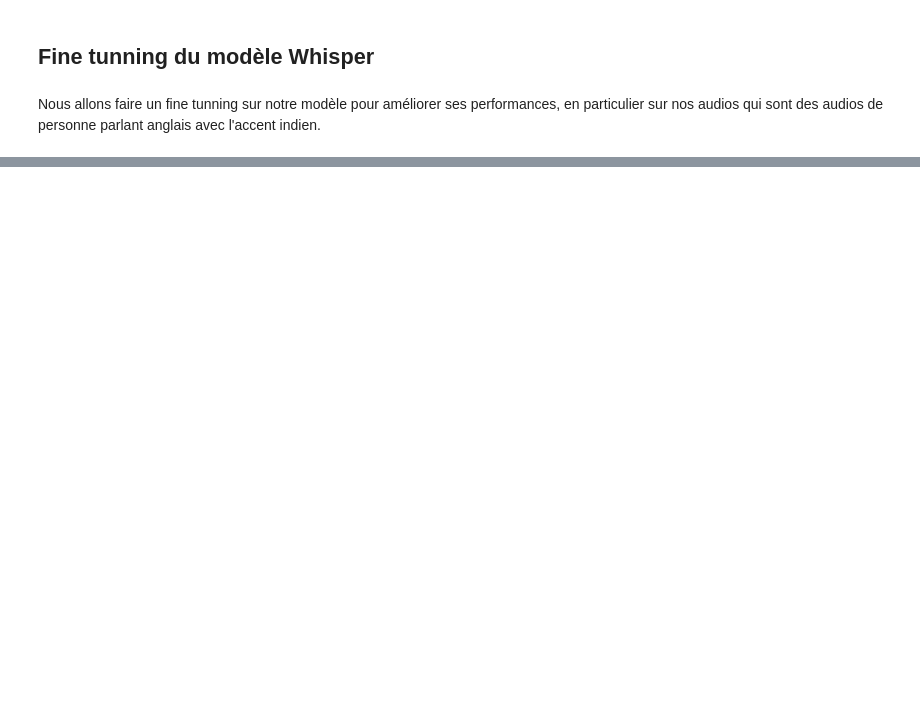
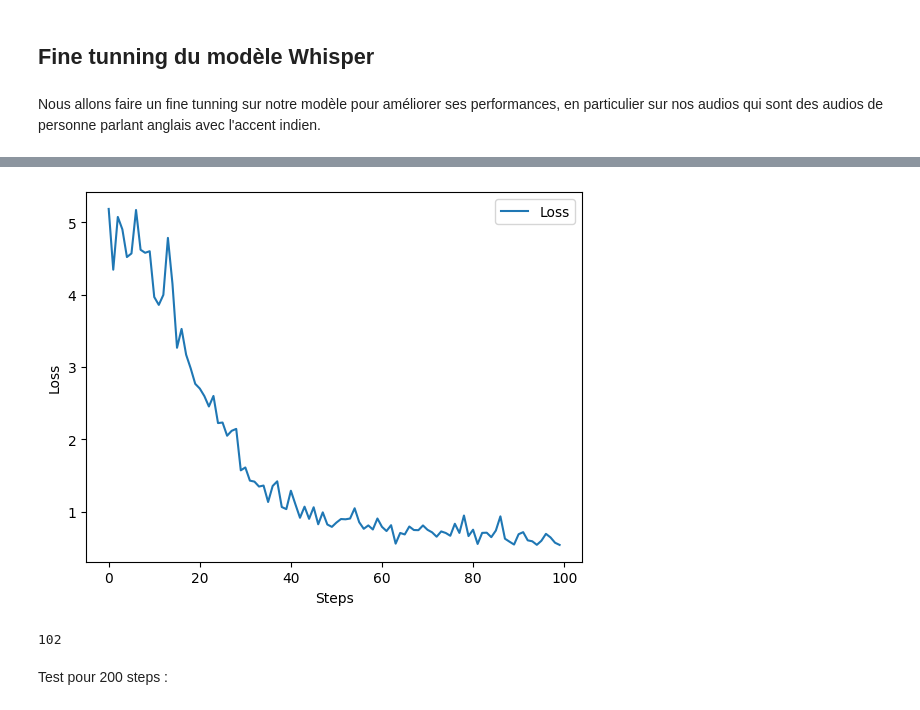
Before and after one commit to Elise23/MLSP_Project, a Jupyter notebook: Speech_to_Text.ipynb, the cells around one changed output, grey strips where cells are left out. Saved outputs shown, nothing was run; the diff lists cells and outputs as text; code cells hidden in the pictures; blank space fills up the shorter version.

```diff
--- a/Speech_to_Text.ipynb
+++ b/Speech_to_Text.ipynb
@@ -380,0 +552,2 @@ Nous allons faire un fine tunning sur notre modèle pour améliorer ses performa
+# %%
+data_collator = DataCollatorSpeechSeq2SeqWithPadding(processor=processor)
@@ -380,0 +770,14 @@ Nous allons faire un fine tunning sur notre modèle pour améliorer ses performa
+# %%
+from transformers import Seq2SeqTrainer
+
+trainer = Seq2SeqTrainer(
+    args=training_args,
+    model=model,
+    train_dataset=train_dataset_preprocess,
+    eval_dataset=test_dataset_preprocess,
+    data_collator=data_collator,
+    compute_metrics=compute_metrics,
+    tokenizer=processor
+)
+
+trainer.train()
@@ -380,0 +789,26 @@ Nous allons faire un fine tunning sur notre modèle pour améliorer ses performa
+# %%
+train_log = int(100)
+log = trainer.state.log_history
+# log[:train_log]
+
+all_loss = []
+
+for element in log[:train_log]:
+  all_loss.append(element["loss"])
+
+import matplotlib.pyplot as plt
+
+# Plot the loss over epochs
+plt.plot(all_loss, label="Loss")
+plt.xlabel("Steps")
+plt.ylabel("Loss")
+plt.legend()
+plt.show()
+# %% [output]
+[figure, added]
+# %%
+len(trainer.state.log_history)
+# %% [output]
+102
+# %% [markdown]
+Test pour 200 steps :
```
Also changed, not shown: parts of 46 cells of this notebook.
